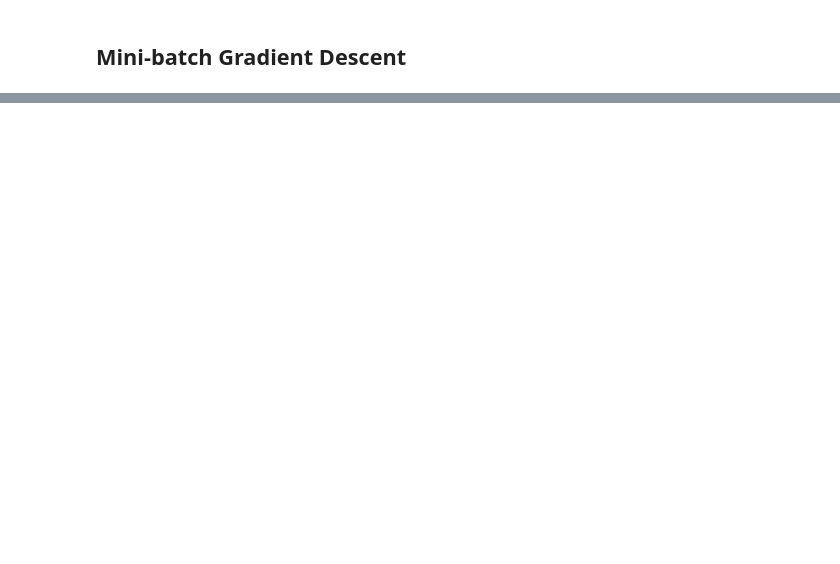
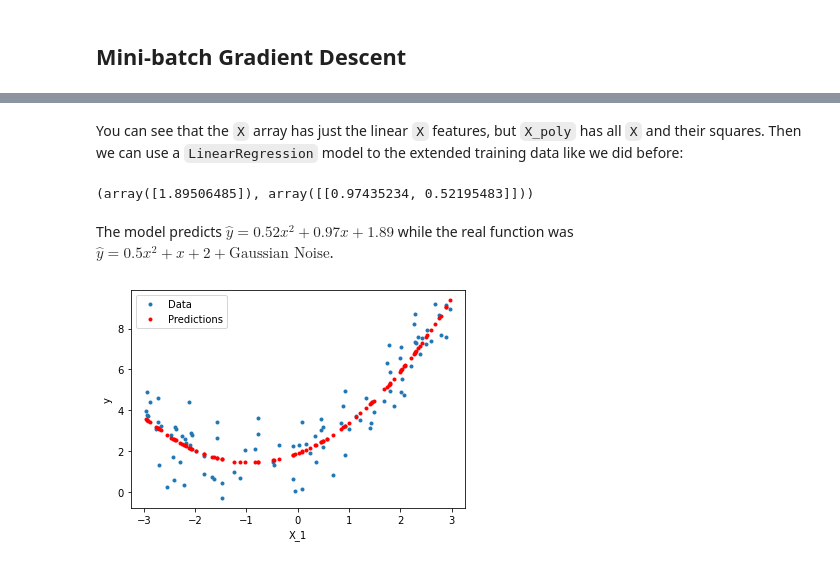
Before and after one commit to achi113s/MLBook, a Jupyter notebook: Ch4TrainingModels.ipynb, the cells around one changed output, grey strips where cells are left out. Drawn from its saved outputs; the diff is of its cells as text; code cells hidden in the pictures; blank space fills up the shorter version.

```diff
--- a/Ch4TrainingModels.ipynb
+++ b/Ch4TrainingModels.ipynb
@@ -232,0 +254,6 @@ sgd_reg.intercept_, sgd_reg.coef_
+# %%
+from sklearn.preprocessing import PolynomialFeatures
+poly_features = PolynomialFeatures(degree=2, include_bias=False)
+X_poly = poly_features.fit_transform(X)
+print(X[:5])
+print(X_poly[:5])
@@ -232,0 +271,19 @@ sgd_reg.intercept_, sgd_reg.coef_
+# %% [markdown]
+You can see that the `X` array has just the linear `X` features, but `X_poly` has all `X` and their squares. Then we can use a `LinearRegression` model to the extended training data like we did before:
+# %%
+lin_reg = LinearRegression()
+lin_reg.fit(X_poly, y)
+lin_reg.intercept_, lin_reg.coef_
+# %% [output]
+(array([1.89506485]), array([[0.97435234, 0.52195483]]))
+# %% [markdown]
+The model predicts $\hat{y}=0.52x^2+0.97x+1.89$ while the real function was $\hat{y}=0.5x^2+x+2+\text{Gaussian Noise}$.
+# %%
+plt.plot(X, y, '.')
+plt.plot(X, lin_reg.predict(X_poly), 'r.')
+plt.legend(['Data', 'Predictions'])
+plt.xlabel('X_1')
+plt.ylabel('y')
+plt.show()
+# %% [output]
+[figure, added]
```
Also changed, not shown: parts of 23 cells of this notebook.
